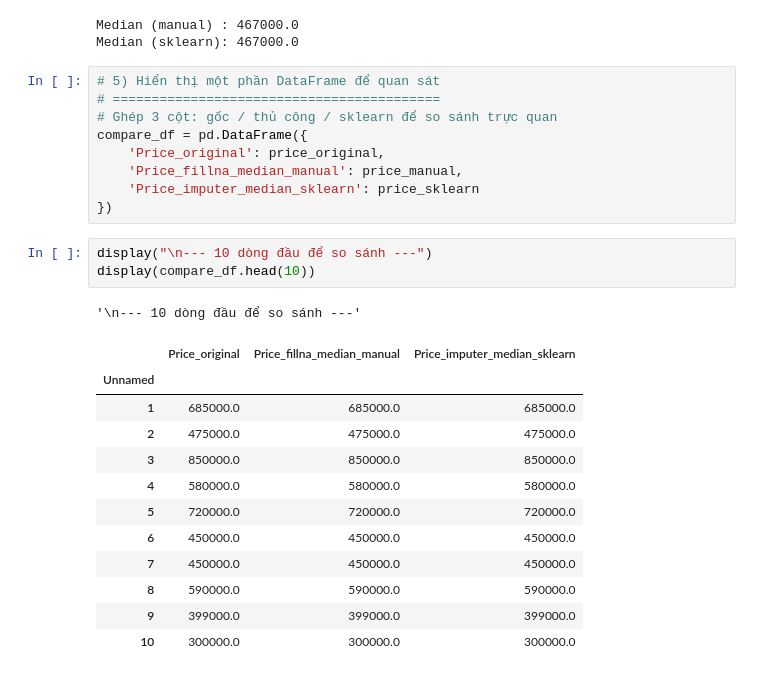
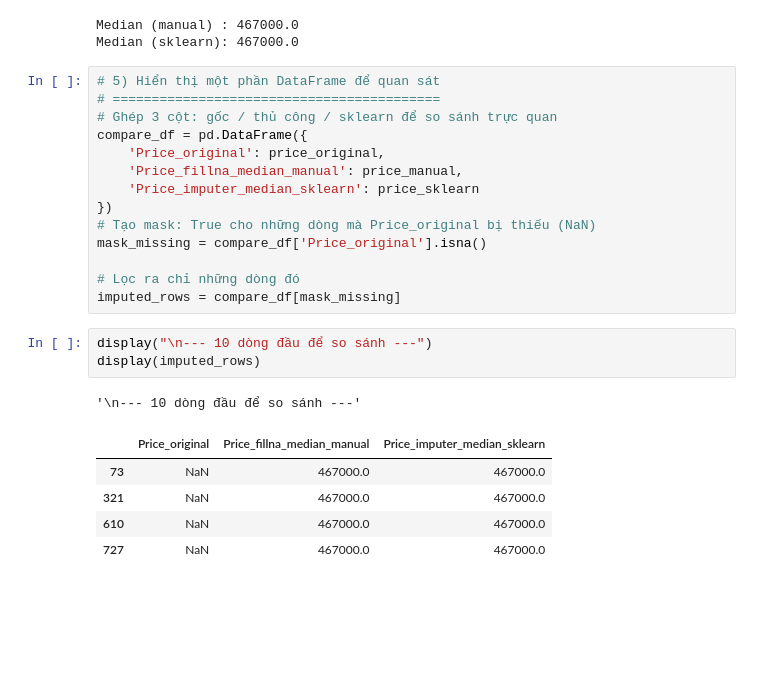
Before and after one commit to aquattda/ML_04, a Jupyter notebook: ML/Supervised/Regression/regression.ipynb, the cells around one changed output. Drawn from its saved outputs; the diff is of its cells as text; blank space fills up the shorter version.

```diff
--- a/ML/Supervised/Regression/regression.ipynb
+++ b/ML/Supervised/Regression/regression.ipynb
@@ -489,20 +489,18 @@ compare_df = pd.DataFrame({
     'Price_fillna_median_manual': price_manual,
     'Price_imputer_median_sklearn': price_sklearn
 })
+# Tạo mask: True cho những dòng mà Price_original bị thiếu (NaN)
+mask_missing = compare_df['Price_original'].isna()
+
+# Lọc ra chỉ những dòng đó
+imputed_rows = compare_df[mask_missing]
 # %%
 display("\n--- 10 dòng đầu để so sánh ---")
-display(compare_df.head(10))
+display(imputed_rows)
 # %% [output]
 '\n--- 10 dòng đầu để so sánh ---'
 |  | Price_original | Price_fillna_median_manual | Price_imputer_median_sklearn |
-| Unnamed |  |  |  |
-| 1 | 685000.0 | 685000.0 | 685000.0 |
-| 2 | 475000.0 | 475000.0 | 475000.0 |
-| 3 | 850000.0 | 850000.0 | 850000.0 |
-| 4 | 580000.0 | 580000.0 | 580000.0 |
-| 5 | 720000.0 | 720000.0 | 720000.0 |
-| 6 | 450000.0 | 450000.0 | 450000.0 |
-| 7 | 450000.0 | 450000.0 | 450000.0 |
-| 8 | 590000.0 | 590000.0 | 590000.0 |
-| 9 | 399000.0 | 399000.0 | 399000.0 |
-| 10 | 300000.0 | 300000.0 | 300000.0 |
+| 73 | NaN | 467000.0 | 467000.0 |
+| 321 | NaN | 467000.0 | 467000.0 |
+| 610 | NaN | 467000.0 | 467000.0 |
+| 727 | NaN | 467000.0 | 467000.0 |
```
Also changed, not shown: parts of 2 cells of this notebook, 1 other file.
